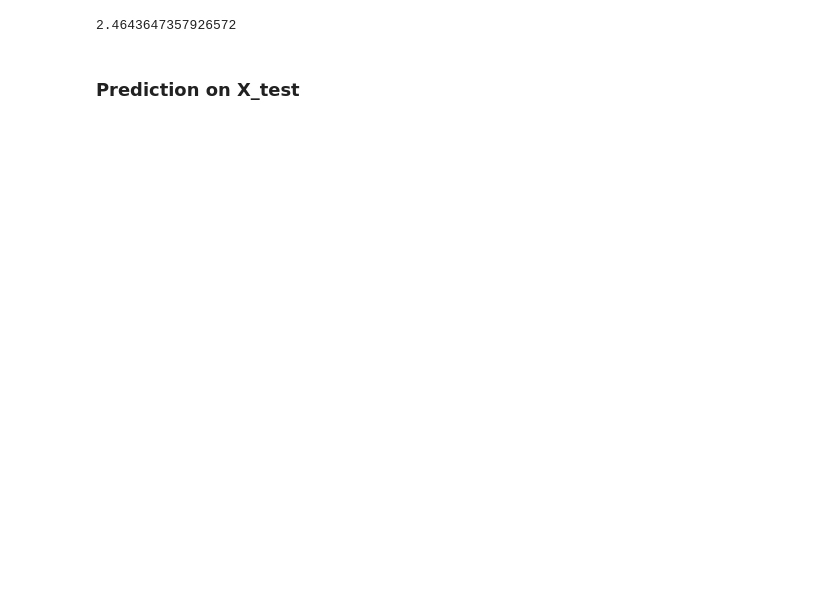
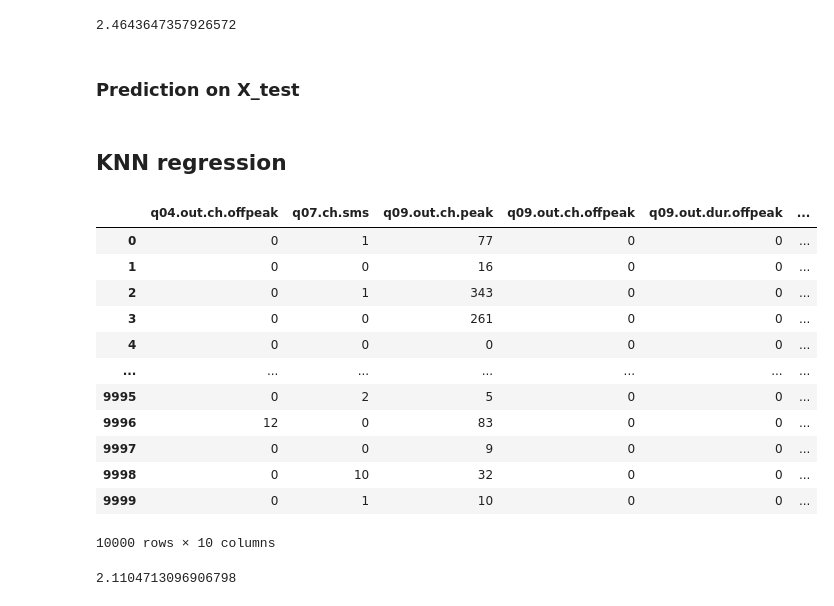
Before and after one commit to riccardocappi/Data-Mining-GroupA, a Jupyter notebook: PhoneUser_Competition/Phone users_py/Data_Mining_(Data_Divas).ipynb, the cells around one changed output. Cells and saved outputs as stored; diff of their text form; code cells hidden in the pictures; blank space fills up the shorter version.

Commit message:
Added KNN regression

```diff
--- a/PhoneUser_Competition/Phone users_py/Data_Mining_(Data_Divas).ipynb
+++ b/PhoneUser_Competition/Phone users_py/Data_Mining_(Data_Divas).ipynb
@@ -142,3 +142,5 @@ y_pred = np.maximum(0, y_pred)
 # %%
 y_pred = pd.DataFrame(y_pred)
 y_pred.to_csv('mySubmission.txt', index=False, header=False, sep='\t')
+# %% [markdown]
+## KNN regression
@@ -144,0 +151,29 @@ y_pred.to_csv('mySubmission.txt', index=False, header=False, sep='\t')
+# %%
+pipe = Pipeline([('scaler', StandardScaler()),
+                 ('model', KNN(n_neighbors = 5))])
+
+sfs_knn = stepwise_feature_selection(X_train, y_train, pipe, True,
+                                 n_features_to_select=10)
+# %%
+X_train[list(sfs_knn.k_feature_names_)]
+# %% [output]
+|  | q04.out.ch.offpeak | q07.ch.sms | q09.out.ch.peak | q09.out.ch.offpeak | q09.out.dur.offpeak | ... |
+| 0 | 0 | 1 | 77 | 0 | 0 | ... |
+| 1 | 0 | 0 | 16 | 0 | 0 | ... |
+| 2 | 0 | 1 | 343 | 0 | 0 | ... |
+| 3 | 0 | 0 | 261 | 0 | 0 | ... |
+| 4 | 0 | 0 | 0 | 0 | 0 | ... |
+| ... | ... | ... | ... | ... | ... | ... |
+| 9995 | 0 | 2 | 5 | 0 | 0 | ... |
+| 9996 | 12 | 0 | 83 | 0 | 0 | ... |
+| 9997 | 0 | 0 | 9 | 0 | 0 | ... |
+| 9998 | 0 | 10 | 32 | 0 | 0 | ... |
+| 9999 | 0 | 1 | 10 | 0 | 0 | ... |
+10000 rows × 10 columns
+# %%
+X_train_sfs_knn = sfs_knn.transform(X_train)
+pipe = Pipeline([('scaler', StandardScaler()),
+                 ('model', KNN(n_neighbors = 10))])
+k_fold_cv(pipe, X_train_sfs_knn, y_train)
+# %% [output]
+2.1104713096906798
```
Also changed, not shown: parts of 8 cells of this notebook.
